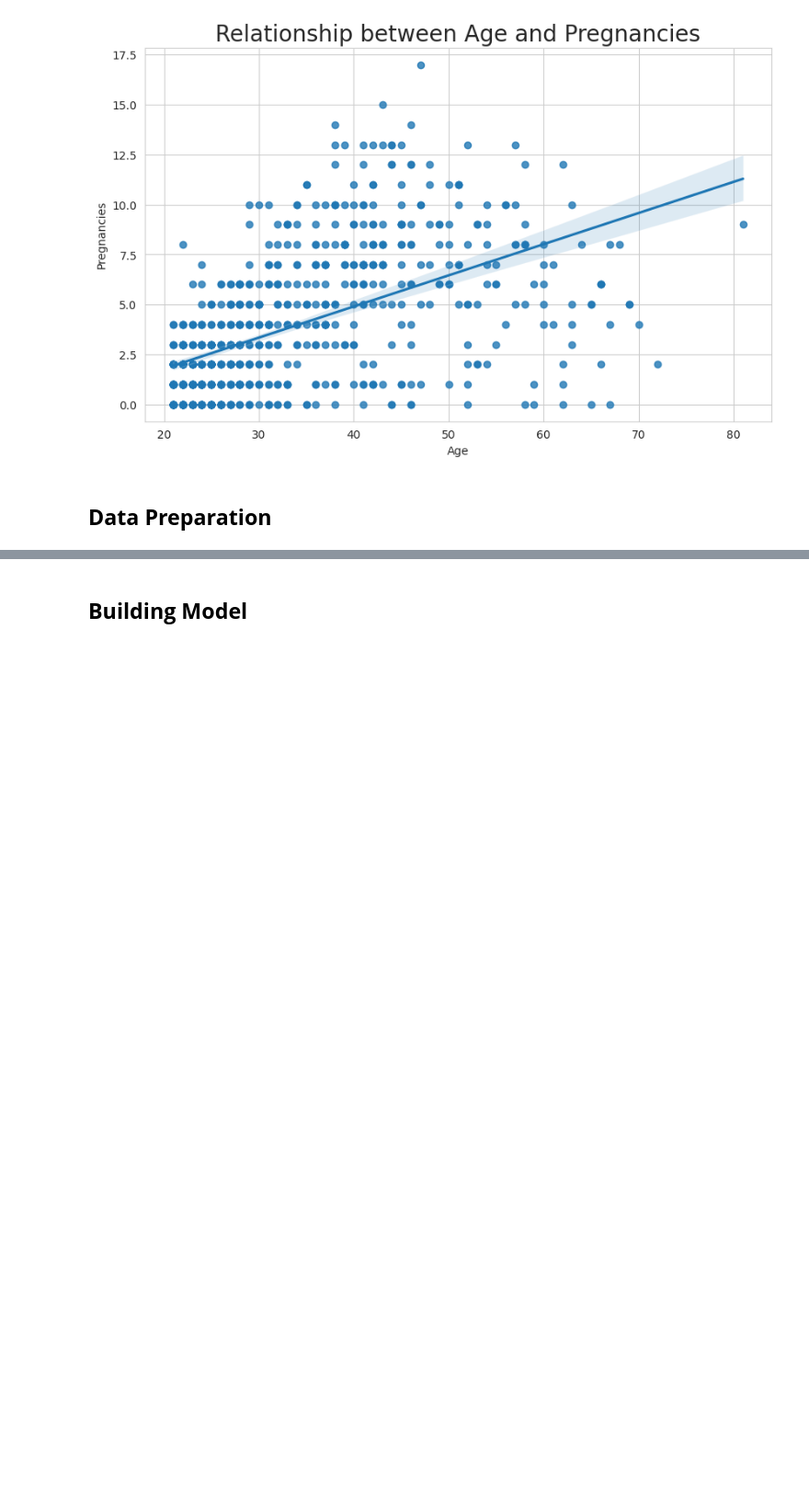
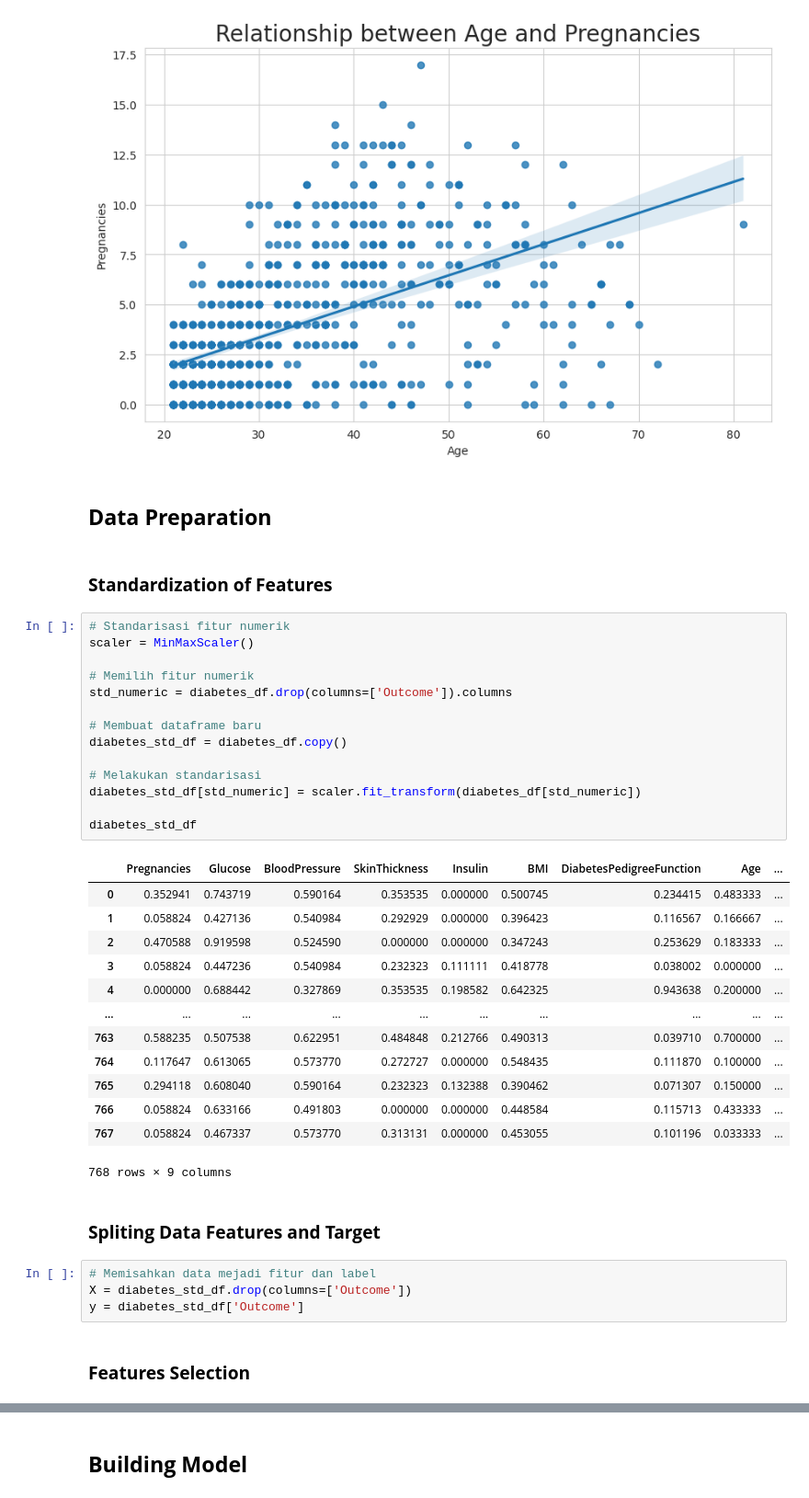
Before and after one commit to Refanz/diabetes-predictive-analytic, a Jupyter notebook: notebook.ipynb, the cells around one changed output, grey strips where cells are left out. Shown: that part at 92% size. Saved outputs shown, nothing was run; the diff lists cells and outputs as text; blank space fills up the shorter version.

Commit message:
finish step data preparation

```diff
--- a/notebook.ipynb
+++ b/notebook.ipynb
@@ -388,3 +394,41 @@ plt.show()
 [figure]
 # %% [markdown]
 ## **Data Preparation**
+# %% [markdown]
+### **Standardization of Features**
+# %%
+# Standarisasi fitur numerik
+scaler = MinMaxScaler()
+
+# Memilih fitur numerik
+std_numeric = diabetes_df.drop(columns=['Outcome']).columns
+
+# Membuat dataframe baru
+diabetes_std_df = diabetes_df.copy()
+
+# Melakukan standarisasi
+diabetes_std_df[std_numeric] = scaler.fit_transform(diabetes_df[std_numeric])
+
+diabetes_std_df
+# %% [output]
+|  | Pregnancies | Glucose | BloodPressure | SkinThickness | Insulin | BMI | DiabetesPedigreeFunction | Age | ... |
+| 0 | 0.352941 | 0.743719 | 0.590164 | 0.353535 | 0.000000 | 0.500745 | 0.234415 | 0.483333 | ... |
+| 1 | 0.058824 | 0.427136 | 0.540984 | 0.292929 | 0.000000 | 0.396423 | 0.116567 | 0.166667 | ... |
+| 2 | 0.470588 | 0.919598 | 0.524590 | 0.000000 | 0.000000 | 0.347243 | 0.253629 | 0.183333 | ... |
+| 3 | 0.058824 | 0.447236 | 0.540984 | 0.232323 | 0.111111 | 0.418778 | 0.038002 | 0.000000 | ... |
+| 4 | 0.000000 | 0.688442 | 0.327869 | 0.353535 | 0.198582 | 0.642325 | 0.943638 | 0.200000 | ... |
+| ... | ... | ... | ... | ... | ... | ... | ... | ... | ... |
+| 763 | 0.588235 | 0.507538 | 0.622951 | 0.484848 | 0.212766 | 0.490313 | 0.039710 | 0.700000 | ... |
+| 764 | 0.117647 | 0.613065 | 0.573770 | 0.272727 | 0.000000 | 0.548435 | 0.111870 | 0.100000 | ... |
+| 765 | 0.294118 | 0.608040 | 0.590164 | 0.232323 | 0.132388 | 0.390462 | 0.071307 | 0.150000 | ... |
+| 766 | 0.058824 | 0.633166 | 0.491803 | 0.000000 | 0.000000 | 0.448584 | 0.115713 | 0.433333 | ... |
+| 767 | 0.058824 | 0.467337 | 0.573770 | 0.313131 | 0.000000 | 0.453055 | 0.101196 | 0.033333 | ... |
+768 rows × 9 columns
+# %% [markdown]
+### **Spliting Data Features and Target**
+# %%
+# Memisahkan data mejadi fitur dan label
+X = diabetes_std_df.drop(columns=['Outcome'])
+y = diabetes_std_df['Outcome']
+# %% [markdown]
+### **Features Selection**
```
Also changed, not shown: parts of 5 cells of this notebook.
